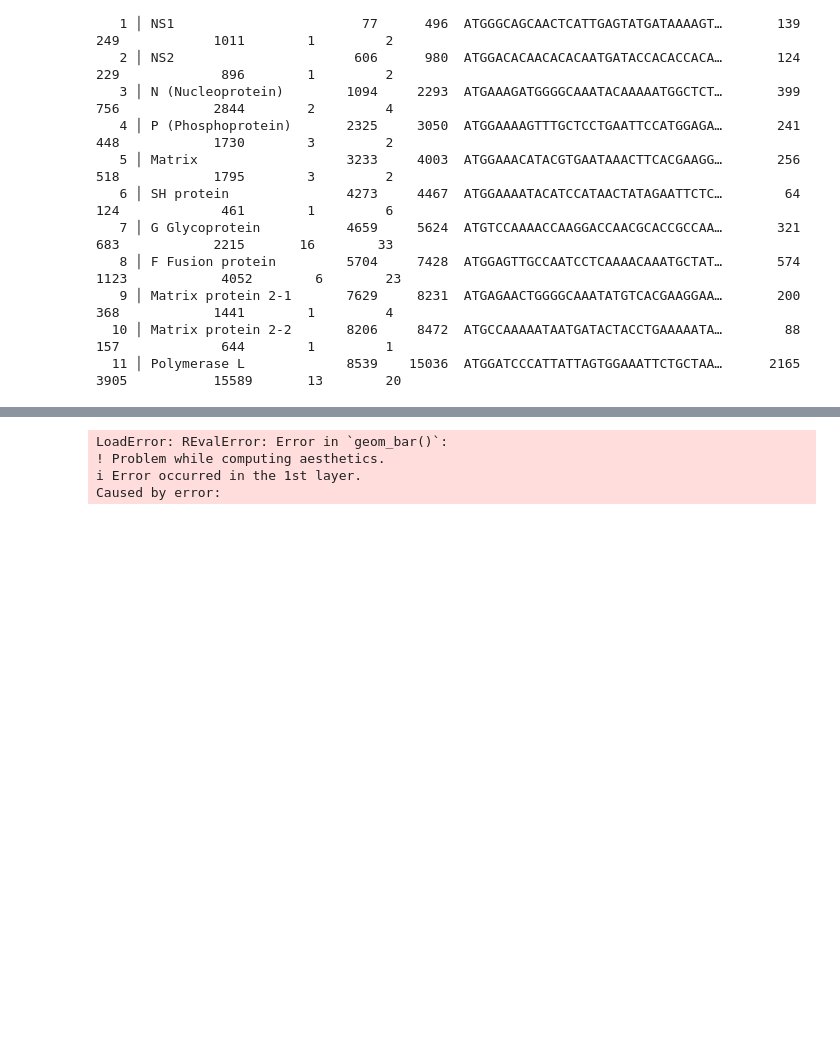
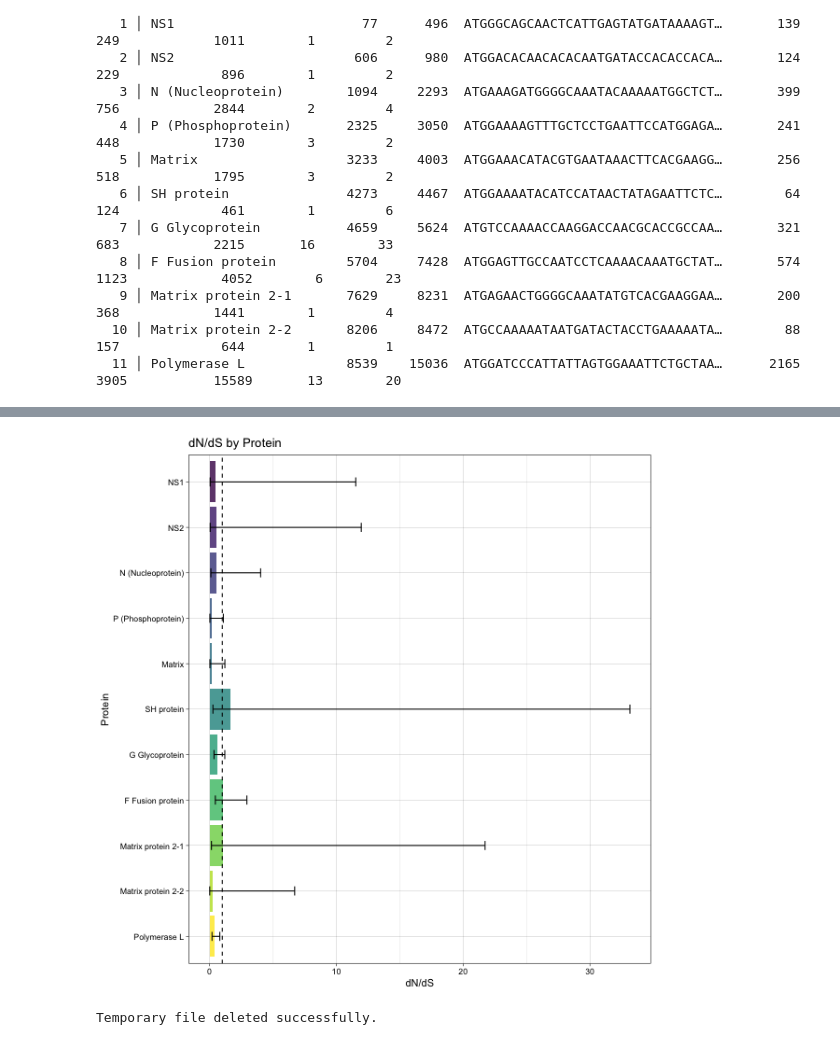
Before and after one commit to ewanwsmith/RSV_haplotype_reconstruction, a Jupyter notebook: src/variants.ipynb, the cells around one changed output, grey strips where cells are left out. Drawn from its saved outputs; the diff is of its cells as text; code cells hidden in the pictures; blank space fills up the shorter version.

```diff
--- a/src/variants.ipynb
+++ b/src/variants.ipynb
@@ -837,34 +986,33 @@ R"""
 library(ggplot2)
 library(viridis)
 p <- count_data %>% arrange(desc(start_pos)) %>%
   mutate(protein = factor(protein, levels = unique(protein))) %>%
   ggplot(aes(x = protein, y = dnds, fill = protein)) +
   geom_bar(stat = "identity") +
+  geom_errorbar(aes(ymin = dnds_range_lower, ymax = dnds_range_upper), width = 0.2) +
   theme_linedraw() +
   labs(title = "dN/dS by Protein", x = "Protein", y = "dN/dS") +
   scale_fill_viridis(discrete = TRUE, alpha = 0.8, direction = -1) +
   theme(legend.position = "none") +
   geom_hline(yintercept = 1, linetype = "dashed", color = "black") +
   coord_flip()
 
 png(filename = $output_path, width = 600, height = 600)
 print(p)
 dev.off()
 """
 
 # Read and display the image file in Julia
 if isfile(output_path)
     img = load(output_path)
     display(img)
 
     # Delete the temporary image file after displaying
     rm(output_path; force = true)
     println("Temporary file deleted successfully.")
 else
     println("File does not exist.")
 end
 # %% [output]
+[figure, added]
-LoadError: REvalError: Error in `geom_bar()`:
-! Problem while computing aesthetics.
-i Error occurred in the 1st layer.
-Caused by error:
+Temporary file deleted successfully.
```
Also changed, not shown: parts of 4 cells of this notebook.
